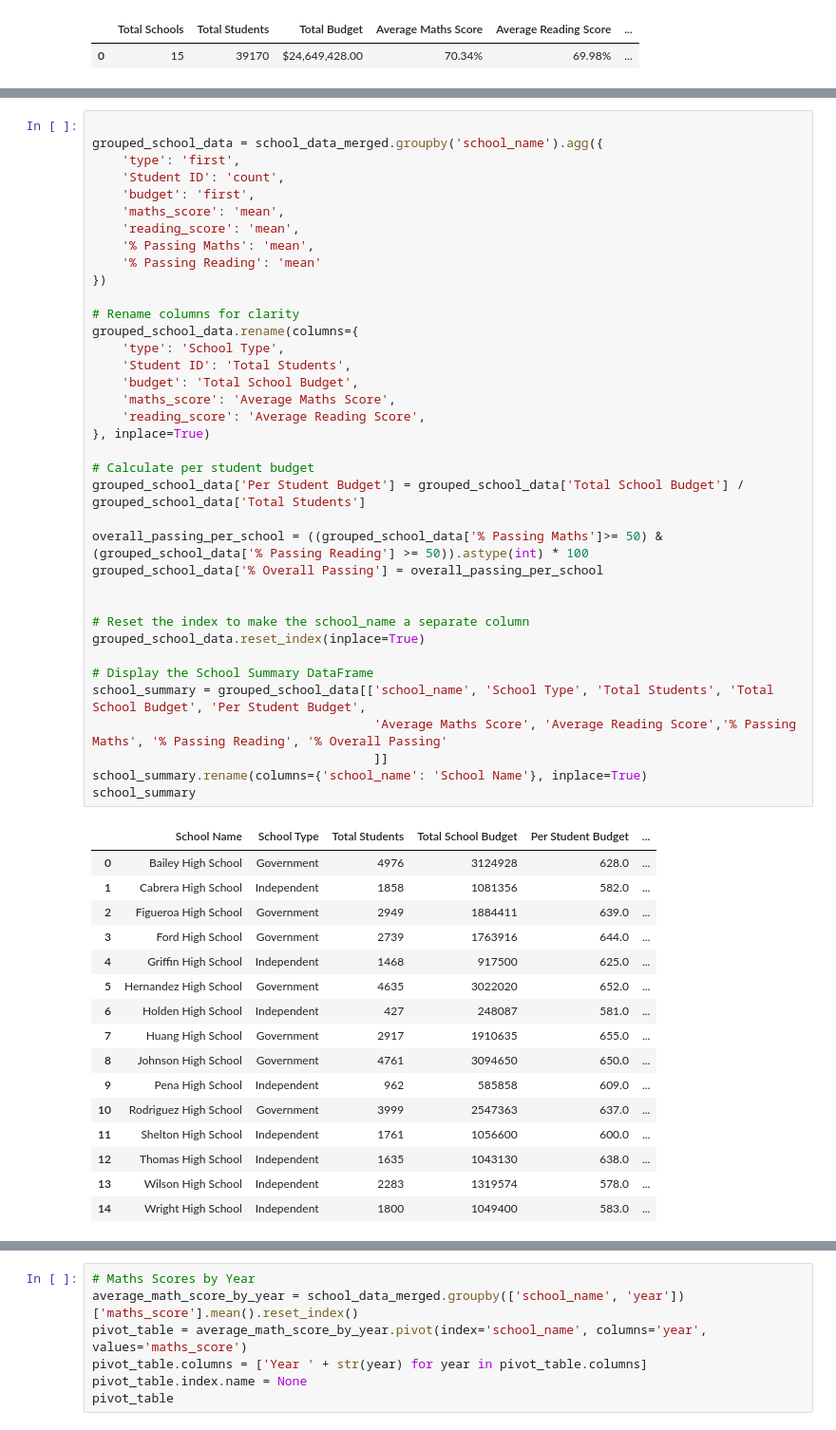
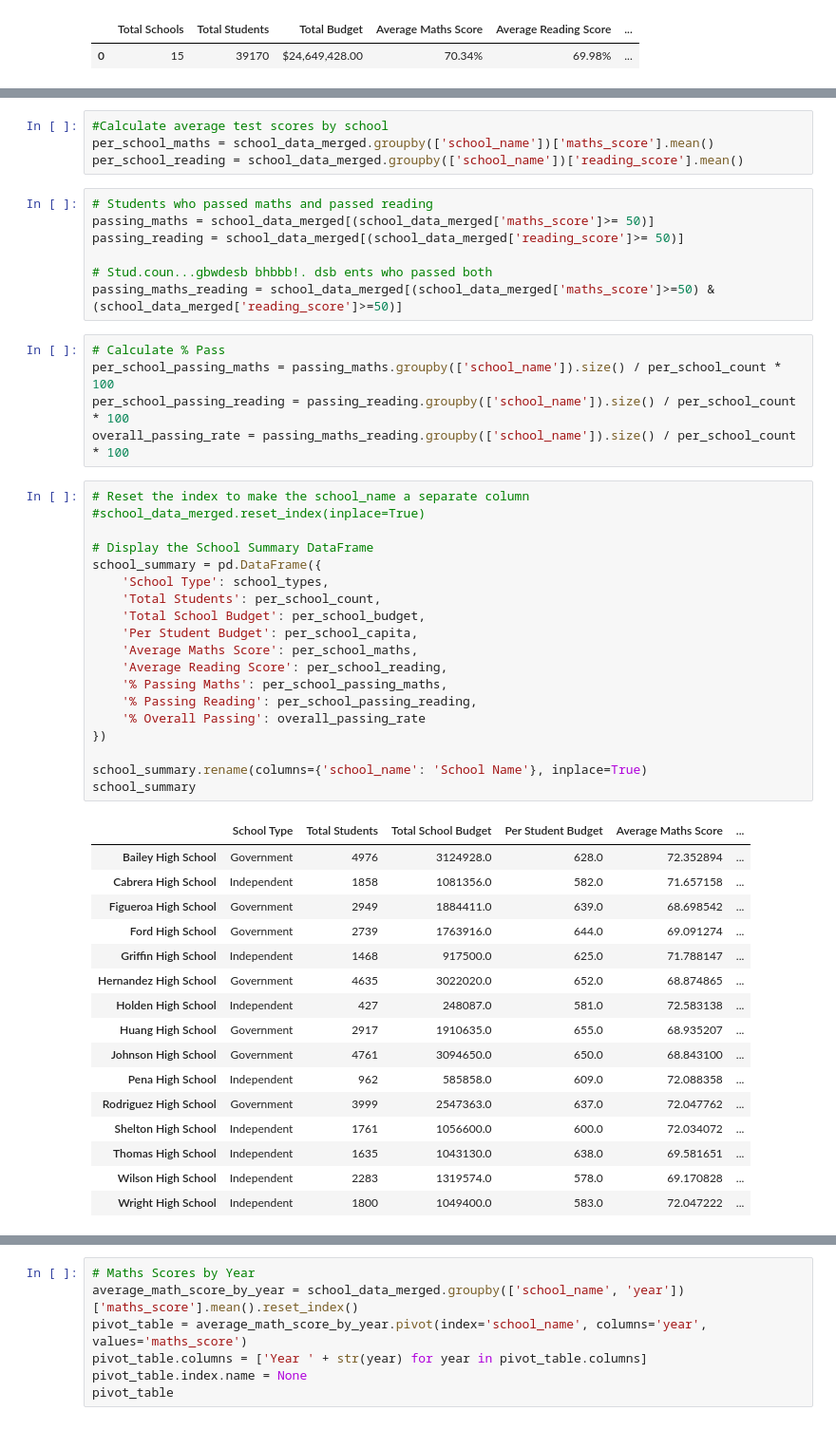
Before and after one commit to shaylahong/pandas-challenge, a Jupyter notebook: PyCitySchools/PyCitySchools.ipynb, the cells around one changed output, grey strips where cells are left out. Shown: that part at 95% size. Cells and saved outputs as stored; diff of their text form.

```diff
--- a/PyCitySchools/PyCitySchools.ipynb
+++ b/PyCitySchools/PyCitySchools.ipynb
@@ -74,56 +86,54 @@ LGA_summary
+# %%
+#Calculate average test scores by school
+per_school_maths = school_data_merged.groupby(['school_name'])['maths_score'].mean()
+per_school_reading = school_data_merged.groupby(['school_name'])['reading_score'].mean()
+# %%
+# Students who passed maths and passed reading
+passing_maths = school_data_merged[(school_data_merged['maths_score']>= 50)]
+passing_reading = school_data_merged[(school_data_merged['reading_score']>= 50)]
+
+# Stud.coun...gbwdesb bhbbb!. dsb ents who passed both
+passing_maths_reading = school_data_merged[(school_data_merged['maths_score']>=50) & (school_data_merged['reading_score']>=50)]
+# %%
+# Calculate % Pass
+per_school_passing_maths = passing_maths.groupby(['school_name']).size() / per_school_count * 100
+per_school_passing_reading = passing_reading.groupby(['school_name']).size() / per_school_count * 100
+overall_passing_rate = passing_maths_reading.groupby(['school_name']).size() / per_school_count * 100
 # %%
+# Reset the index to make the school_name a separate column
+#school_data_merged.reset_index(inplace=True)
 
-grouped_school_data = school_data_merged.groupby('school_name').agg({
-    'type': 'first',
-    'Student ID': 'count',
-    'budget': 'first',
-    'maths_score': 'mean',
-    'reading_score': 'mean',
-    '% Passing Maths': 'mean',
-    '% Passing Reading': 'mean'
+# Display the School Summary DataFrame
+school_summary = pd.DataFrame({
+    'School Type': school_types,
+    'Total Students': per_school_count,
+    'Total School Budget': per_school_budget,
+    'Per Student Budget': per_school_capita,
+    'Average Maths Score': per_school_maths,
+    'Average Reading Score': per_school_reading,
+    '% Passing Maths': per_school_passing_maths,
+    '% Passing Reading': per_school_passing_reading,
+    '% Overall Passing': overall_passing_rate
 })
 
-# Rename columns for clarity
-grouped_school_data.rename(columns={
-    'type': 'School Type',
-    'Student ID': 'Total Students',
-    'budget': 'Total School Budget',
-    'maths_score': 'Average Maths Score',
-    'reading_score': 'Average Reading Score',
-}, inplace=True)
-
-# Calculate per student budget
-grouped_school_data['Per Student Budget'] = grouped_school_data['Total School Budget'] / grouped_school_data['Total Students']
-
-overall_passing_per_school = ((grouped_school_data['% Passing Maths']>= 50) & (grouped_school_data['% Passing Reading'] >= 50)).astype(int) * 100
-grouped_school_data['% Overall Passing'] = overall_passing_per_school
-
-
-# Reset the index to make the school_name a separate column
-grouped_school_data.reset_index(inplace=True)
-
-# Display the School Summary DataFrame
-school_summary = grouped_school_data[['school_name', 'School Type', 'Total Students', 'Total School Budget', 'Per Student Budget',
-                                      'Average Maths Score', 'Average Reading Score','% Passing Maths', '% Passing Reading', '% Overall Passing'
-                                      ]]
 school_summary.rename(columns={'school_name': 'School Name'}, inplace=True)
 school_summary
 # %% [output]
-|  | School Name | School Type | Total Students | Total School Budget | Per Student Budget | ... |
-| 0 | Bailey High School | Government | 4976 | 3124928 | 628.0 | ... |
-| 1 | Cabrera High School | Independent | 1858 | 1081356 | 582.0 | ... |
-| 2 | Figueroa High School | Government | 2949 | 1884411 | 639.0 | ... |
-| 3 | Ford High School | Government | 2739 | 1763916 | 644.0 | ... |
-| 4 | Griffin High School | Independent | 1468 | 917500 | 625.0 | ... |
-| 5 | Hernandez High School | Government | 4635 | 3022020 | 652.0 | ... |
-| 6 | Holden High School | Independent | 427 | 248087 | 581.0 | ... |
-| 7 | Huang High School | Government | 2917 | 1910635 | 655.0 | ... |
-| 8 | Johnson High School | Government | 4761 | 3094650 | 650.0 | ... |
-| 9 | Pena High School | Independent | 962 | 585858 | 609.0 | ... |
-| 10 | Rodriguez High School | Government | 3999 | 2547363 | 637.0 | ... |
-| 11 | Shelton High School | Independent | 1761 | 1056600 | 600.0 | ... |
-| 12 | Thomas High School | Independent | 1635 | 1043130 | 638.0 | ... |
-| 13 | Wilson High School | Independent | 2283 | 1319574 | 578.0 | ... |
-| 14 | Wright High School | Independent | 1800 | 1049400 | 583.0 | ... |
+|  | School Type | Total Students | Total School Budget | Per Student Budget | Average Maths Score | ... |
+| Bailey High School | Government | 4976 | 3124928.0 | 628.0 | 72.352894 | ... |
+| Cabrera High School | Independent | 1858 | 1081356.0 | 582.0 | 71.657158 | ... |
+| Figueroa High School | Government | 2949 | 1884411.0 | 639.0 | 68.698542 | ... |
+| Ford High School | Government | 2739 | 1763916.0 | 644.0 | 69.091274 | ... |
+| Griffin High School | Independent | 1468 | 917500.0 | 625.0 | 71.788147 | ... |
+| Hernandez High School | Government | 4635 | 3022020.0 | 652.0 | 68.874865 | ... |
+| Holden High School | Independent | 427 | 248087.0 | 581.0 | 72.583138 | ... |
+| Huang High School | Government | 2917 | 1910635.0 | 655.0 | 68.935207 | ... |
+| Johnson High School | Government | 4761 | 3094650.0 | 650.0 | 68.843100 | ... |
+| Pena High School | Independent | 962 | 585858.0 | 609.0 | 72.088358 | ... |
+| Rodriguez High School | Government | 3999 | 2547363.0 | 637.0 | 72.047762 | ... |
+| Shelton High School | Independent | 1761 | 1056600.0 | 600.0 | 72.034072 | ... |
+| Thomas High School | Independent | 1635 | 1043130.0 | 638.0 | 69.581651 | ... |
+| Wilson High School | Independent | 2283 | 1319574.0 | 578.0 | 69.170828 | ... |
+| Wright High School | Independent | 1800 | 1049400.0 | 583.0 | 72.047222 | ... |
 # %%
 # Highest-Performing Schools (by % Overall Passing)
```
Also changed, not shown: parts of 6 cells of this notebook.
